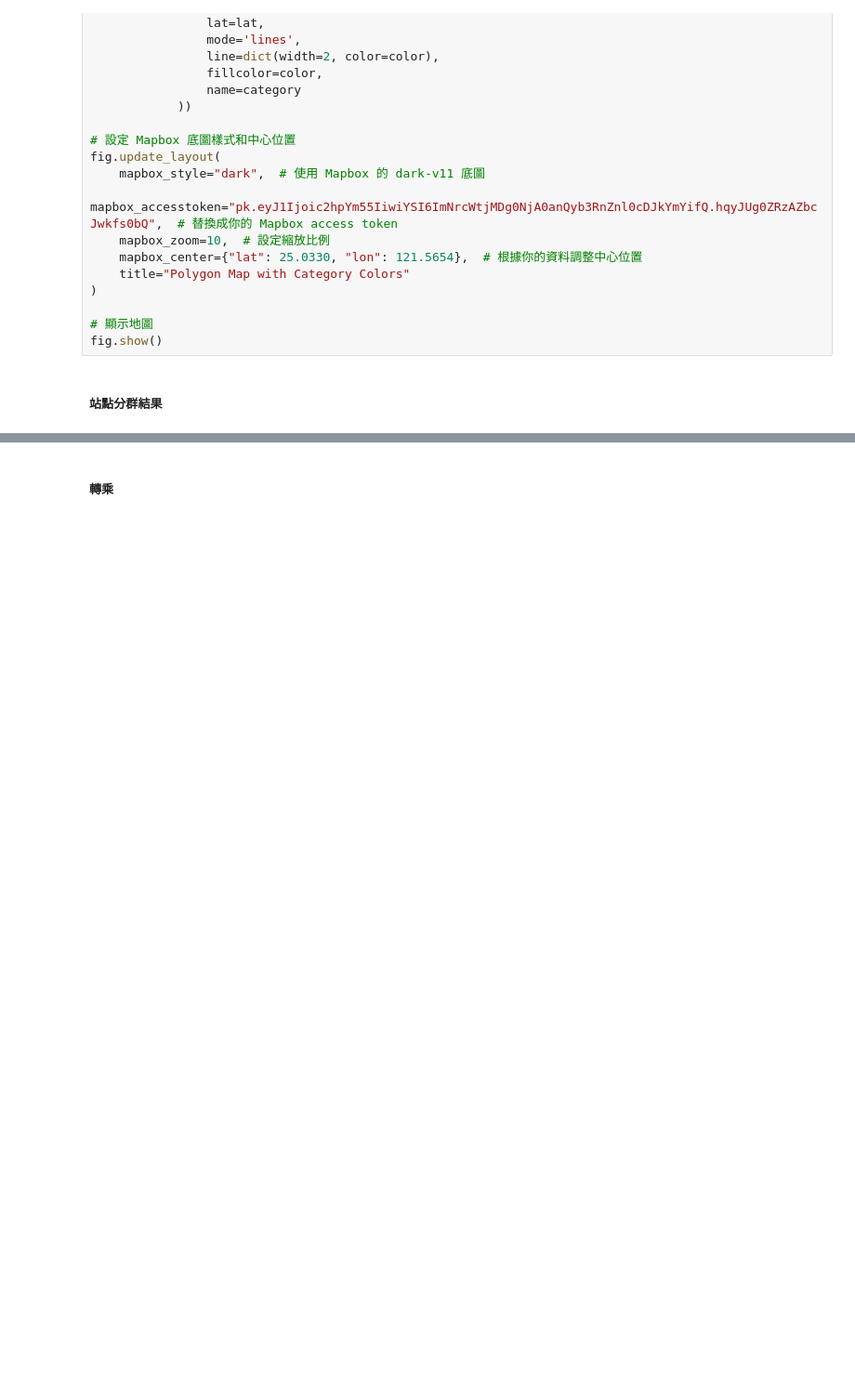
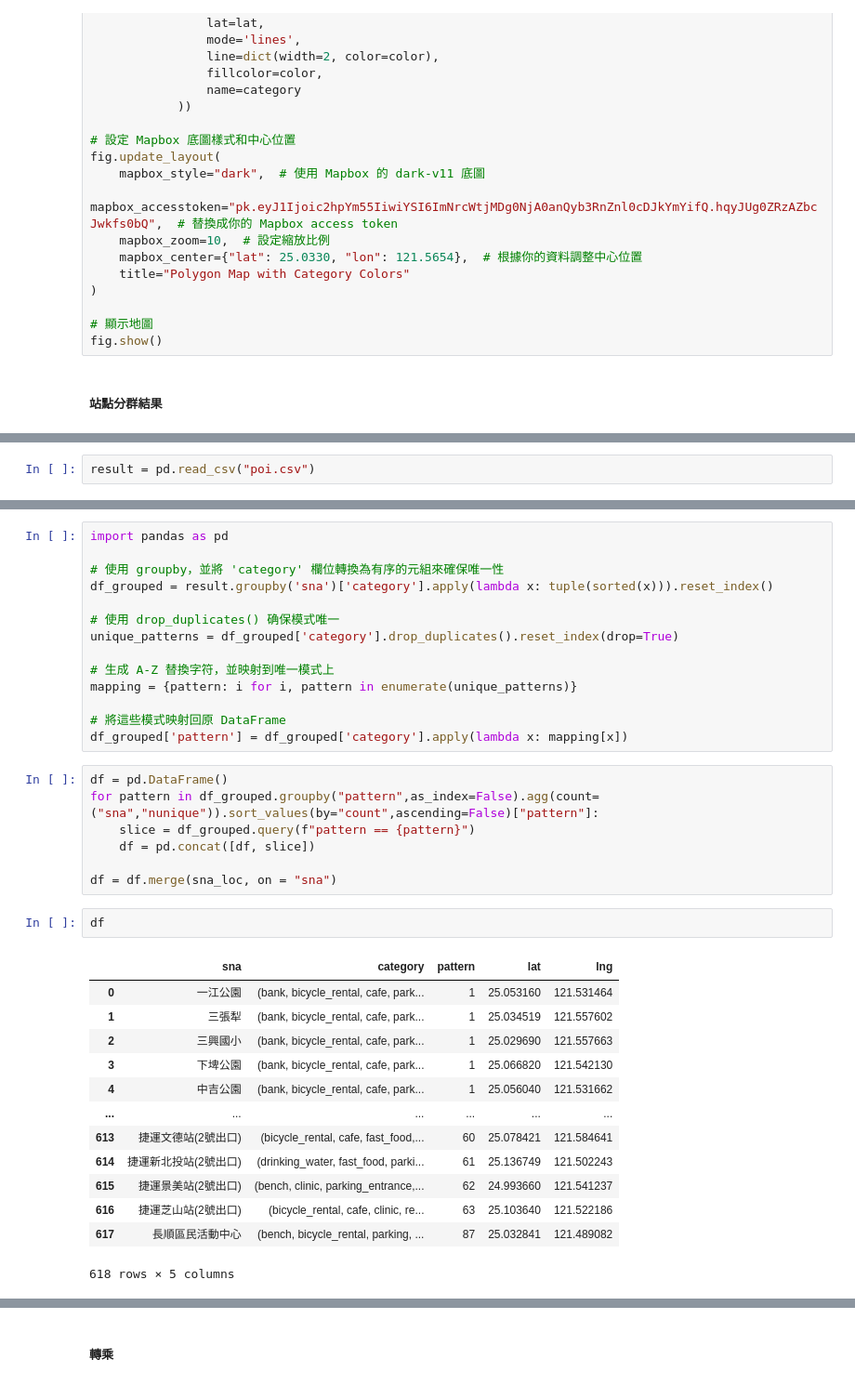
Before and after one commit to chiwei82/sandbox, a Jupyter notebook: project/DA/insight.ipynb, the cells around one changed output, grey strips where cells are left out. Shown at 93% size. Drawn from its saved outputs; the diff is of its cells as text; blank space fills up the shorter version.

```diff
--- a/project/DA/insight.ipynb
+++ b/project/DA/insight.ipynb
@@ -513,0 +506,2 @@ m  # 若在 Jupyter Notebook 或 IPython 中執行，這樣可以直接顯示地
+# %%
+result = pd.read_csv("poi.csv")
@@ -513,0 +524,37 @@ m  # 若在 Jupyter Notebook 或 IPython 中執行，這樣可以直接顯示地
+# %%
+import pandas as pd
+
+# 使用 groupby，並將 'category' 欄位轉換為有序的元組來確保唯一性
+df_grouped = result.groupby('sna')['category'].apply(lambda x: tuple(sorted(x))).reset_index()
+
+# 使用 drop_duplicates() 确保模式唯一
+unique_patterns = df_grouped['category'].drop_duplicates().reset_index(drop=True)
+
+# 生成 A-Z 替換字符，並映射到唯一模式上
+mapping = {pattern: i for i, pattern in enumerate(unique_patterns)}
+
+# 將這些模式映射回原 DataFrame
+df_grouped['pattern'] = df_grouped['category'].apply(lambda x: mapping[x])
+# %%
+df = pd.DataFrame()
+for pattern in df_grouped.groupby("pattern",as_index=False).agg(count= ("sna","nunique")).sort_values(by="count",ascending=False)["pattern"]:
+    slice = df_grouped.query(f"pattern == {pattern}")
+    df = pd.concat([df, slice])
+
+df = df.merge(sna_loc, on = "sna")
+# %%
+df
+# %% [output]
+|  | sna | category | pattern | lat | lng |
+| 0 | 一江公園 | (bank, bicycle_rental, cafe, park... | 1 | 25.053160 | 121.531464 |
+| 1 | 三張犁 | (bank, bicycle_rental, cafe, park... | 1 | 25.034519 | 121.557602 |
+| 2 | 三興國小 | (bank, bicycle_rental, cafe, park... | 1 | 25.029690 | 121.557663 |
+| 3 | 下埤公園 | (bank, bicycle_rental, cafe, park... | 1 | 25.066820 | 121.542130 |
+| 4 | 中吉公園 | (bank, bicycle_rental, cafe, park... | 1 | 25.056040 | 121.531662 |
+| ... | ... | ... | ... | ... | ... |
+| 613 | 捷運文德站(2號出口) | (bicycle_rental, cafe, fast_food,... | 60 | 25.078421 | 121.584641 |
+| 614 | 捷運新北投站(2號出口) | (drinking_water, fast_food, parki... | 61 | 25.136749 | 121.502243 |
+| 615 | 捷運景美站(2號出口) | (bench, clinic, parking_entrance,... | 62 | 24.993660 | 121.541237 |
+| 616 | 捷運芝山站(2號出口) | (bicycle_rental, cafe, clinic, re... | 63 | 25.103640 | 121.522186 |
+| 617 | 長順區民活動中心 | (bench, bicycle_rental, parking, ... | 87 | 25.032841 | 121.489082 |
+618 rows × 5 columns
```
Also changed, not shown: parts of 47 cells of this notebook, 19 other files.
